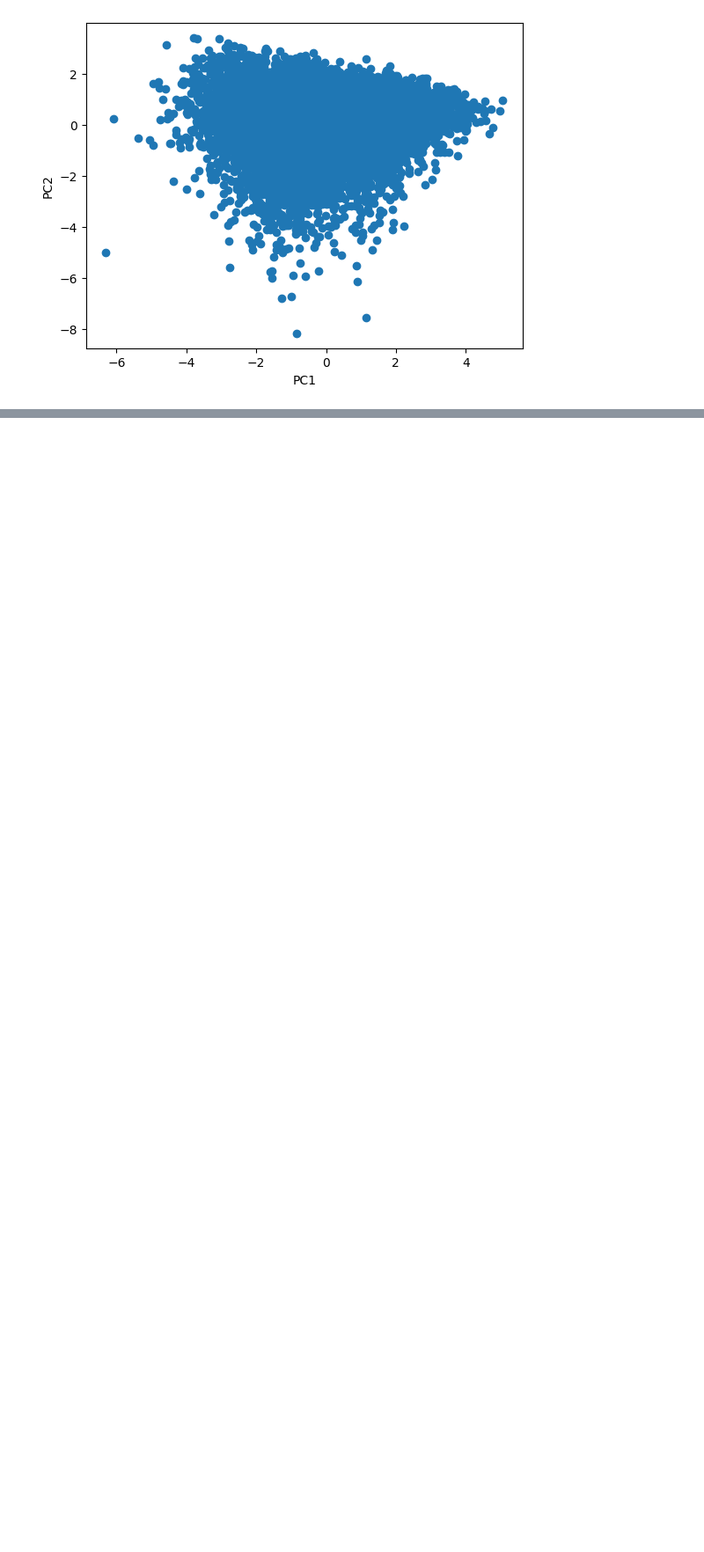
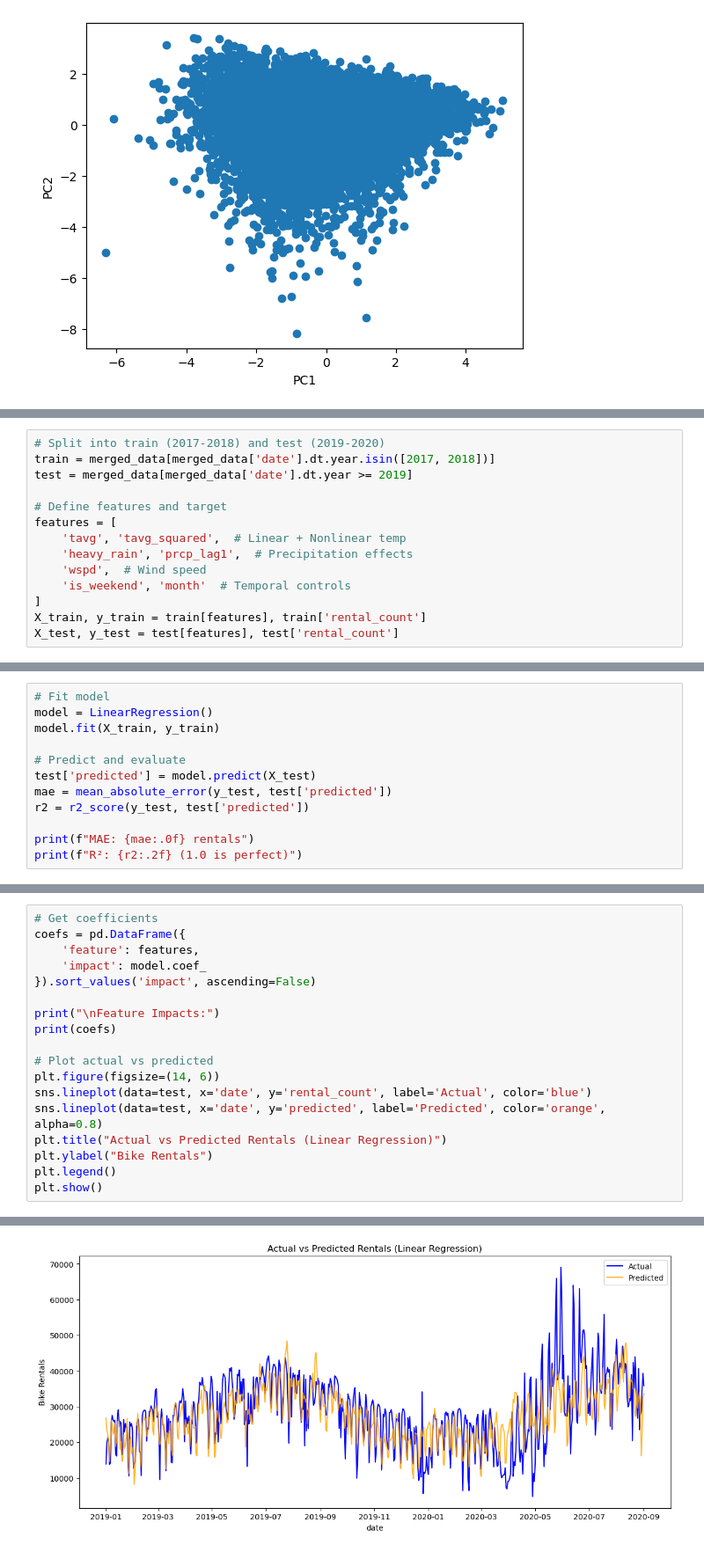
Before and after one commit to LotsAr/DataDrivenProject, a Jupyter notebook: ProjectCode.ipynb, the cells around one changed output, grey strips where cells are left out. Shown at 88% size. Cells and saved outputs as stored; diff of their text form; blank space fills up the shorter version.

```diff
--- a/ProjectCode.ipynb
+++ b/ProjectCode.ipynb
@@ -248,0 +412,14 @@ plt.show() #better clustering
+# %%
+# Split into train (2017-2018) and test (2019-2020)
+train = merged_data[merged_data['date'].dt.year.isin([2017, 2018])]
+test = merged_data[merged_data['date'].dt.year >= 2019]
+
+# Define features and target
+features = [
+    'tavg', 'tavg_squared',  # Linear + Nonlinear temp
+    'heavy_rain', 'prcp_lag1',  # Precipitation effects
+    'wspd',  # Wind speed
+    'is_weekend', 'month'  # Temporal controls
+]
+X_train, y_train = train[features], train['rental_count']
+X_test, y_test = test[features], test['rental_count']
@@ -248,0 +428,12 @@ plt.show() #better clustering
+# %%
+# Fit model
+model = LinearRegression()
+model.fit(X_train, y_train)
+
+# Predict and evaluate
+test['predicted'] = model.predict(X_test)
+mae = mean_absolute_error(y_test, test['predicted'])
+r2 = r2_score(y_test, test['predicted'])
+
+print(f"MAE: {mae:.0f} rentals")
+print(f"R²: {r2:.2f} (1.0 is perfect)")
@@ -248,0 +448,19 @@ plt.show() #better clustering
+# %%
+# Get coefficients
+coefs = pd.DataFrame({
+    'feature': features,
+    'impact': model.coef_
+}).sort_values('impact', ascending=False)
+
+print("\nFeature Impacts:")
+print(coefs)
+
+# Plot actual vs predicted
+plt.figure(figsize=(14, 6))
+sns.lineplot(data=test, x='date', y='rental_count', label='Actual', color='blue')
+sns.lineplot(data=test, x='date', y='predicted', label='Predicted', color='orange', alpha=0.8)
+plt.title("Actual vs Predicted Rentals (Linear Regression)")
+plt.ylabel("Bike Rentals")
+plt.legend()
+plt.show()
+# %% [output]
@@ -248,0 +476 @@ plt.show() #better clustering
+[figure, added]
```
Also changed, not shown: parts of 17 cells of this notebook.
